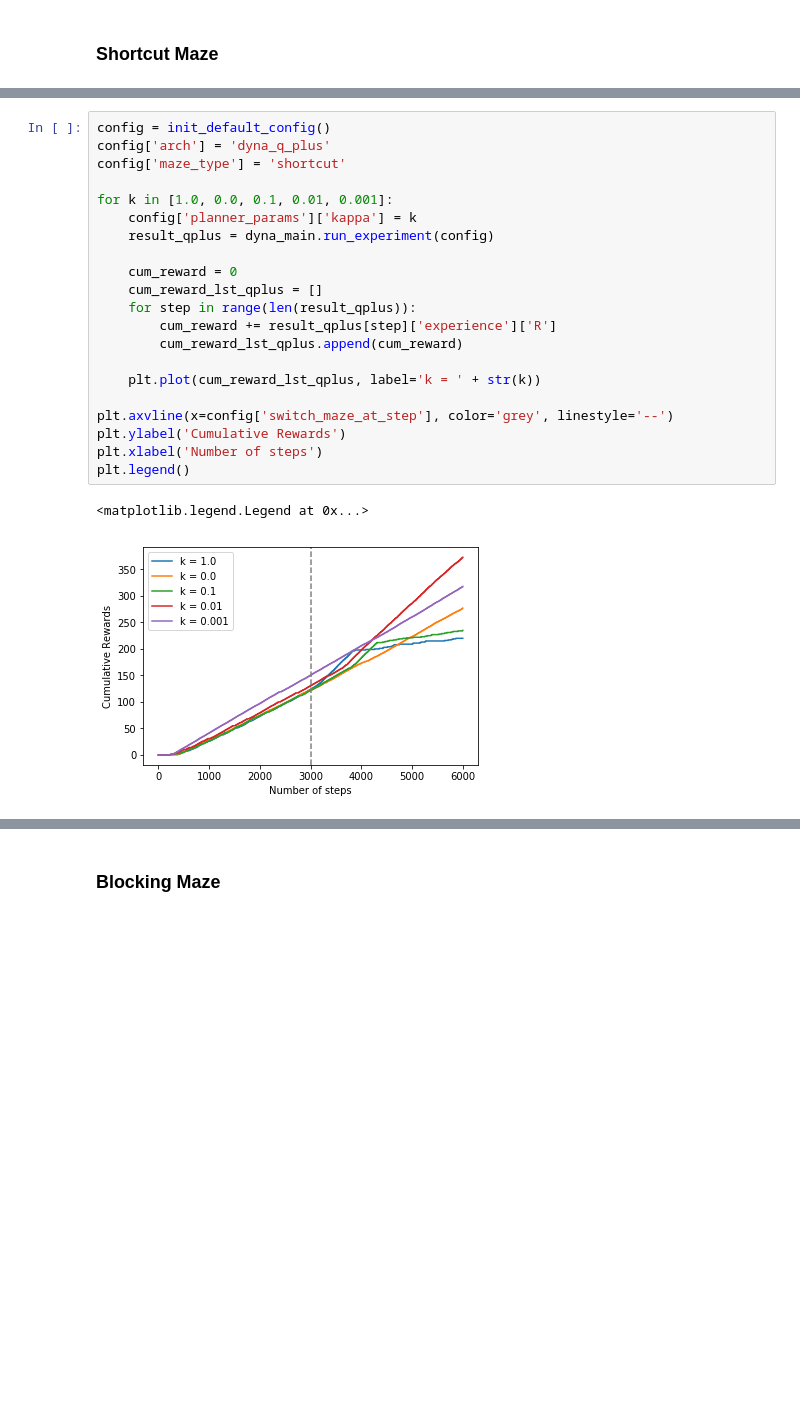
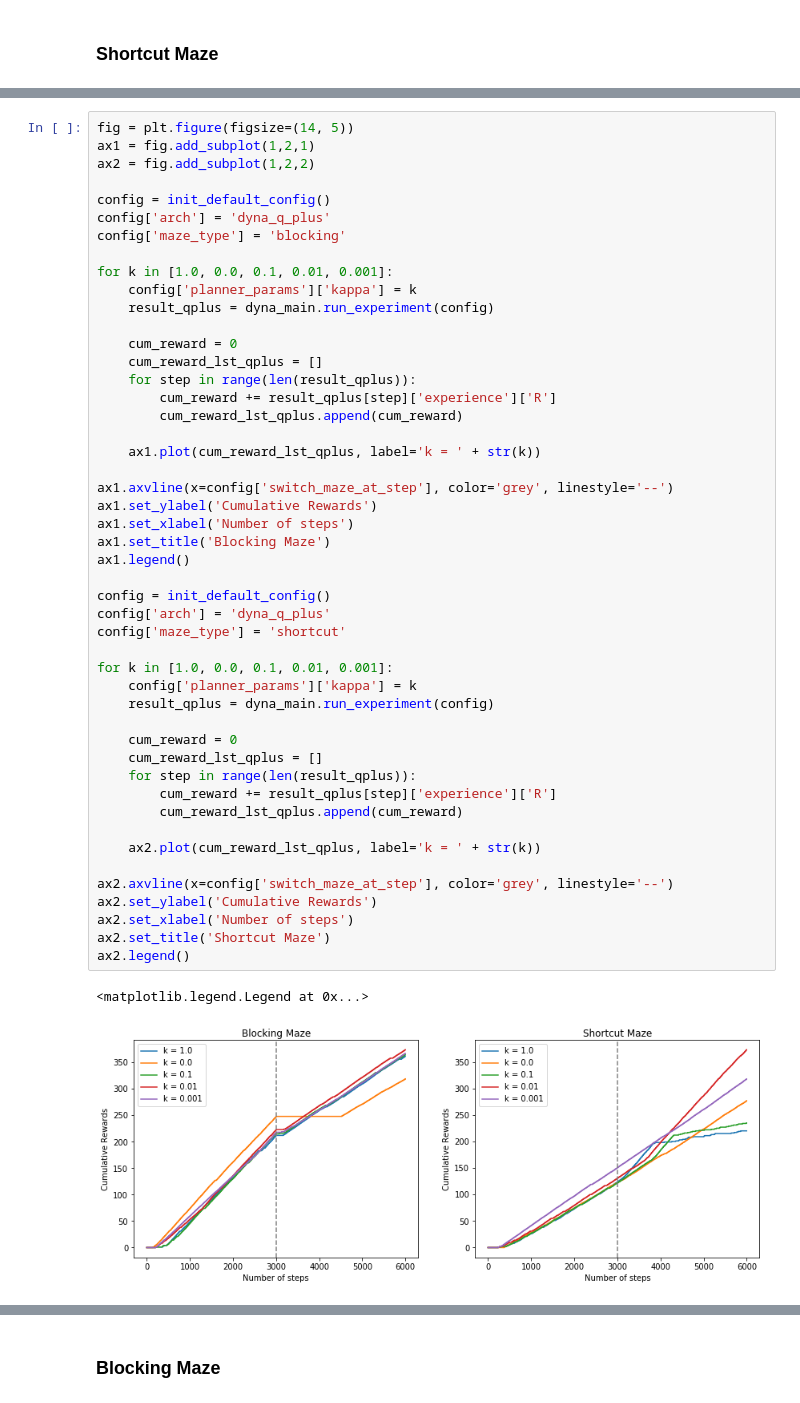
Before and after one commit to rllabmcgill/planning-temporal-abstraction-dynaqties, a Jupyter notebook: track1_part1_dynaQ.ipynb, the cells around one changed output, grey strips where cells are left out. Cells and saved outputs as stored; diff of their text form; blank space fills up the shorter version.

```diff
--- a/track1_part1_dynaQ.ipynb
+++ b/track1_part1_dynaQ.ipynb
@@ -163,24 +233,51 @@ plt.legend()
 # %%
+fig = plt.figure(figsize=(14, 5))
+ax1 = fig.add_subplot(1,2,1)
+ax2 = fig.add_subplot(1,2,2)
+
+config = init_default_config()
+config['arch'] = 'dyna_q_plus'
+config['maze_type'] = 'blocking'
+
+for k in [1.0, 0.0, 0.1, 0.01, 0.001]:
+    config['planner_params']['kappa'] = k
+    result_qplus = dyna_main.run_experiment(config)
+
+    cum_reward = 0
+    cum_reward_lst_qplus = []
+    for step in range(len(result_qplus)):
+        cum_reward += result_qplus[step]['experience']['R']
+        cum_reward_lst_qplus.append(cum_reward)
+
+    ax1.plot(cum_reward_lst_qplus, label='k = ' + str(k))
+
+ax1.axvline(x=config['switch_maze_at_step'], color='grey', linestyle='--')
+ax1.set_ylabel('Cumulative Rewards')
+ax1.set_xlabel('Number of steps')
+ax1.set_title('Blocking Maze')
+ax1.legend()
+
 config = init_default_config()
 config['arch'] = 'dyna_q_plus'
 config['maze_type'] = 'shortcut'
 
 for k in [1.0, 0.0, 0.1, 0.01, 0.001]:
     config['planner_params']['kappa'] = k
     result_qplus = dyna_main.run_experiment(config)
 
     cum_reward = 0
     cum_reward_lst_qplus = []
     for step in range(len(result_qplus)):
         cum_reward += result_qplus[step]['experience']['R']
         cum_reward_lst_qplus.append(cum_reward)
 
-    plt.plot(cum_reward_lst_qplus, label='k = ' + str(k))
+    ax2.plot(cum_reward_lst_qplus, label='k = ' + str(k))
 
-plt.axvline(x=config['switch_maze_at_step'], color='grey', linestyle='--')
-plt.ylabel('Cumulative Rewards')
-plt.xlabel('Number of steps')
-plt.legend()
+ax2.axvline(x=config['switch_maze_at_step'], color='grey', linestyle='--')
+ax2.set_ylabel('Cumulative Rewards')
+ax2.set_xlabel('Number of steps')
+ax2.set_title('Shortcut Maze')
+ax2.legend()
 # %% [output]
 <matplotlib.legend.Legend at 0x...>
-[figure, old version]
+[figure, new version]
```
Also changed, not shown: parts of 24 cells of this notebook, 2 other files.
